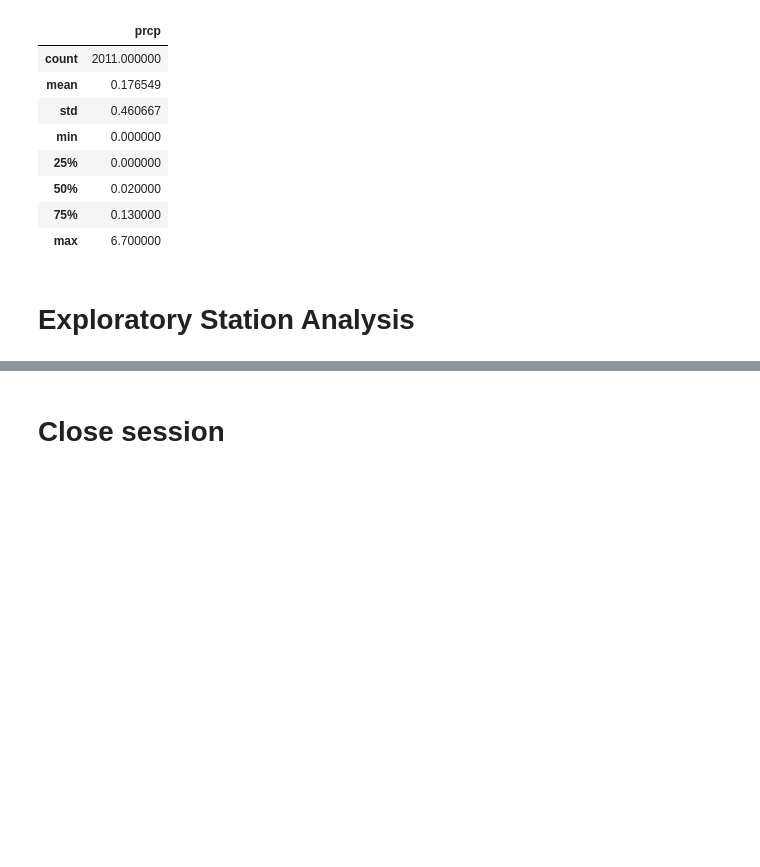
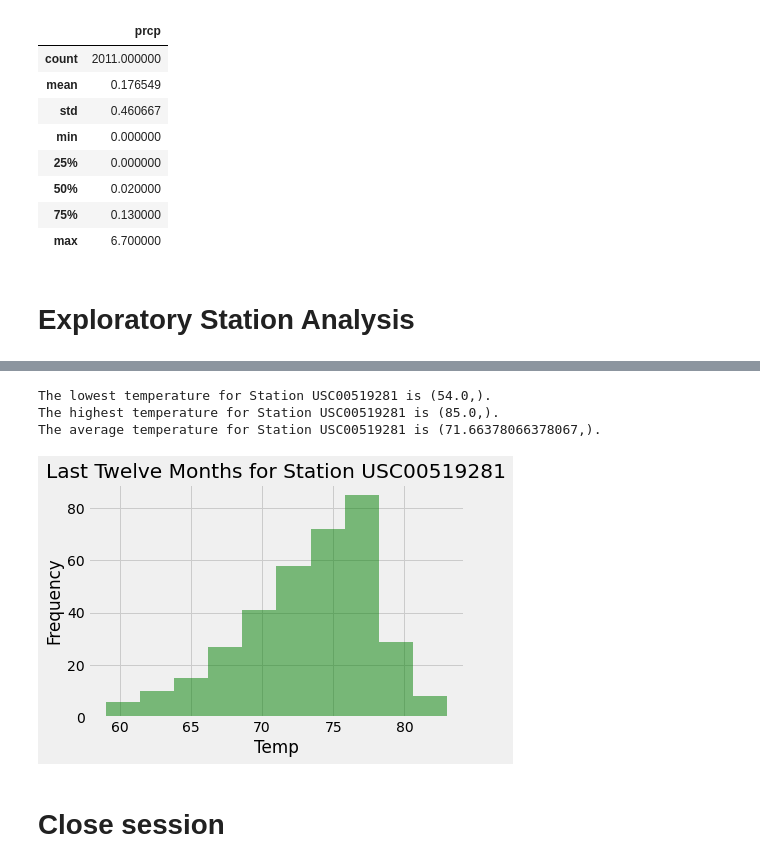
Before and after one commit to tebohl/SQLalchemy-Climate-Analysis, a Jupyter notebook: hawaii_climate.ipynb, the cells around one changed output, grey strips where cells are left out. Drawn from its saved outputs; the diff is of its cells as text; code cells hidden in the pictures; blank space fills up the shorter version.

Commit message:
updating file names and jupyternotebook and adding graph images

```diff
--- a/climate_starter copy.ipynb
+++ b/hawaii_climate.ipynb
@@ -131,3 +149,50 @@ sorted_df.describe()
+# %%
+# Using the most active station id from the previous query, calculate the lowest, highest, and average temperature.
+
+USC00519281_lowest = session.query(func.min(measurement.tobs)).\
+    filter(measurement.station == 'USC00519281').one()
+
+USC00519281_highest = session.query(func.max(measurement.tobs)).\
+    filter(measurement.station == 'USC00519281').one()
+
+USC00519281_avg = session.query(func.avg(measurement.tobs)).\
+    filter(measurement.station == 'USC00519281').one()
+
+print(f'The lowest temperature for Station USC00519281 is {USC00519281_lowest}.')
+print(f'The highest temperature for Station USC00519281 is {USC00519281_highest}.')
+print(f'The average temperature for Station USC00519281 is {USC00519281_avg}.')
+# %% [output]
+The lowest temperature for Station USC00519281 is (54.0,).
+The highest temperature for Station USC00519281 is (85.0,).
+The average temperature for Station USC00519281 is (71.66378066378067,).
+# %%
+# Using the most active station id
+# Query the last 12 months of temperature observation data for this station and plot the results as a histogram
+
+twelve_months_USC00519281 = session.query(measurement.date, measurement.tobs).\
+    filter(measurement.date < '2017-08-23').filter(measurement.date > '2016-08-23').\
+    filter(measurement.station == 'USC00519281').order_by(measurement.date).all()
+
+# Save the query results as a Pandas DataFrame and set the index to the date column
+USC00519281_df = pd.DataFrame(twelve_months_USC00519281, columns=['date', 'tobs'])
+USC00519281_df.set_index('date', inplace=True)
+
+# Sort the dataframe by date
+sorted_df_2 = USC00519281_df.sort_values("date")
+
+# plot the data
+
+sorted_df_2.hist(column = "tobs", facecolor='g', alpha=0.5)
+plt.title("Last Twelve Months for Station USC00519281")
+plt.xlabel("Temp")
+plt.ylabel("Frequency")
+plt.grid(True)
+
+#show plot and save image
+plt.savefig("Data/temphist.png")
+plt.show()
+# %% [output]
+[figure, added]
 # %% [markdown]
 # Close session
 # %%
```
Also changed, not shown: parts of 4 cells of this notebook, 1 other file.
